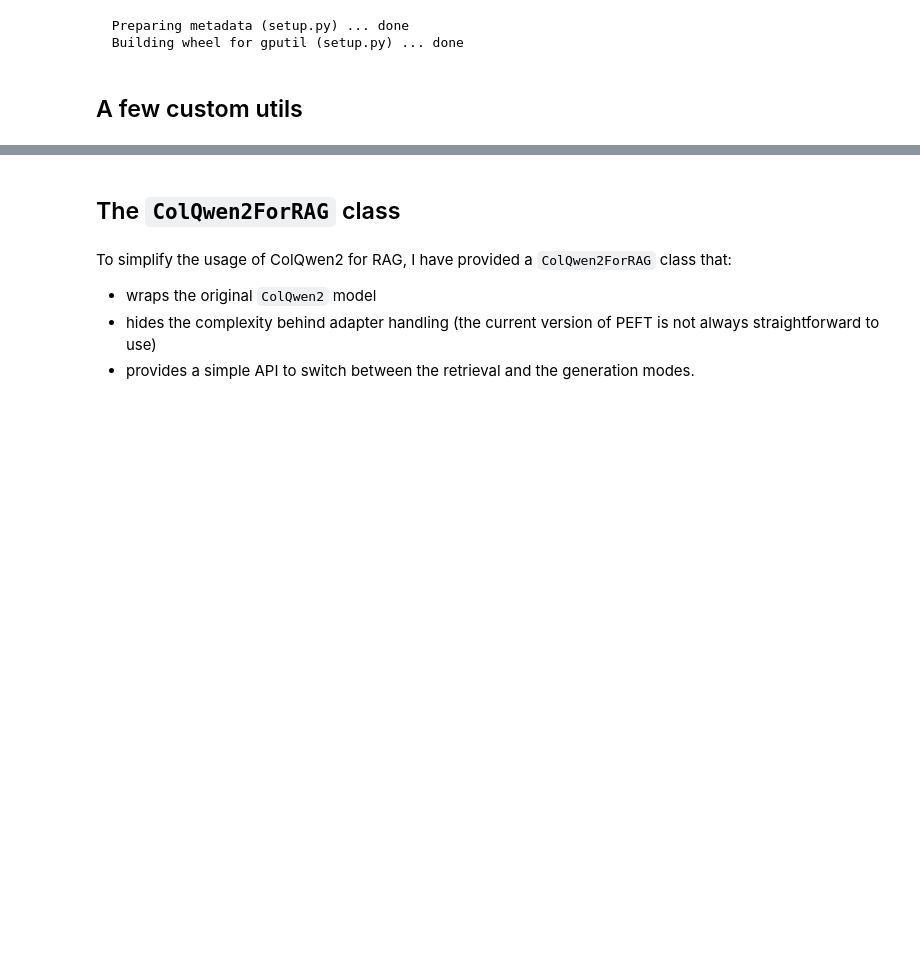
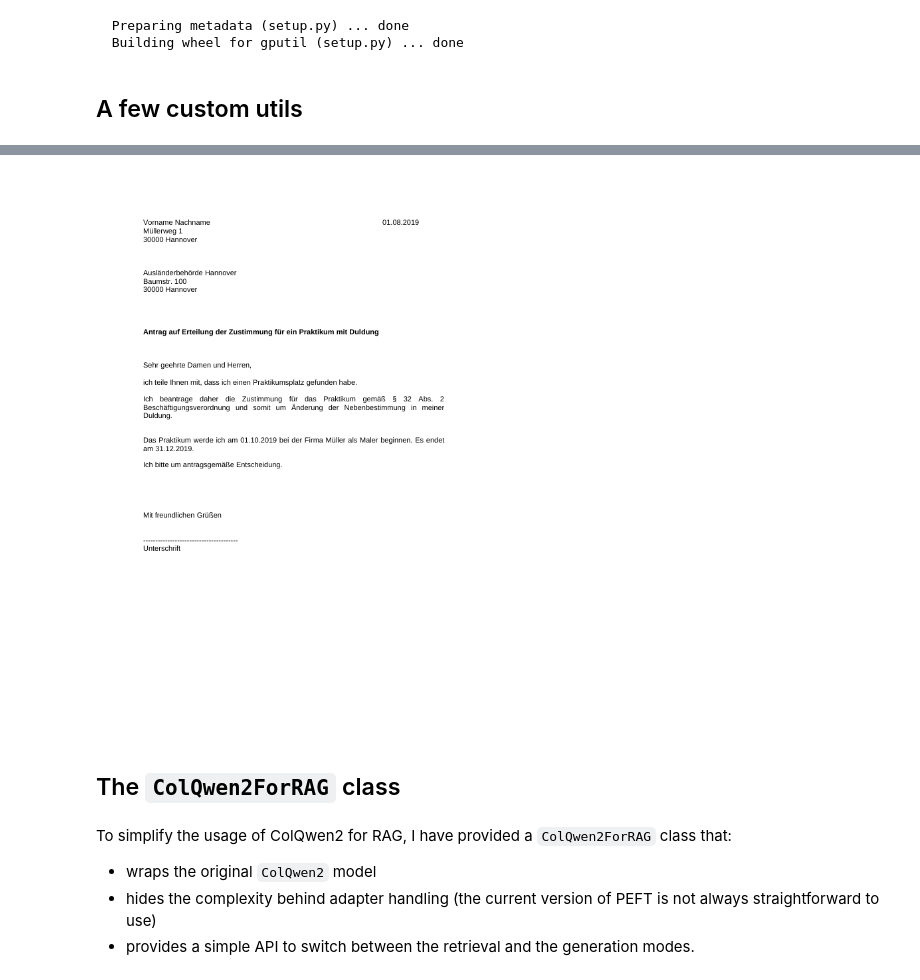
Before and after one commit to bmaier/colpali-cookbooks, a Jupyter notebook: examples/run_e2e_rag_colqwen2_with_adapter_hot_swapping.ipynb, the cells around one changed output, grey strips where cells are left out. Cells and saved outputs as stored; diff of their text form; code cells hidden in the pictures; blank space fills up the shorter version.

```diff
--- a/examples/run_e2e_rag_colqwen2_with_adapter_hot_swapping.ipynb
+++ b/examples/run_e2e_rag_colqwen2_with_adapter_hot_swapping.ipynb
@@ -203,6 +183,21 @@ def docx_zu_bild(docx_url):
     except Exception as e:
         print(f"Fehler bei der Konvertierung: {e}")
         return None
+# %%
+images: List[Image.Image] = [
+    docx_zu_bild(
+        "https://www.fluechtlinge-willkommen-in-duesseldorf.de/fileadmin/public/Redaktion/Bilder/Content/Asyl/asyl_leitfaden.2.muster-antrag-auf-zustimmung-zum-praktikum-mit-duldung.docx"
+    ),
+]
+# NOTE: Because ColQWen2 uses dynamic resolution, we will scale down the images to prevent VRAM overload and faster
+# inference times for both indexing and generation. From my experiments, a scale of 512 pixels is a good default for
+# document tasks. Feel free to experiment with higher resolutions, especially if the text on your document is small.
+#images = [scale_image(image, new_height=512) for image in images]
+
+#for image in images:
+display(images[0])
+# %% [output]
+[figure, added]
 # %% [markdown]
 ## The `ColQwen2ForRAG` class
 # %% [markdown]
```
Also changed, not shown: parts of 7 cells of this notebook.
